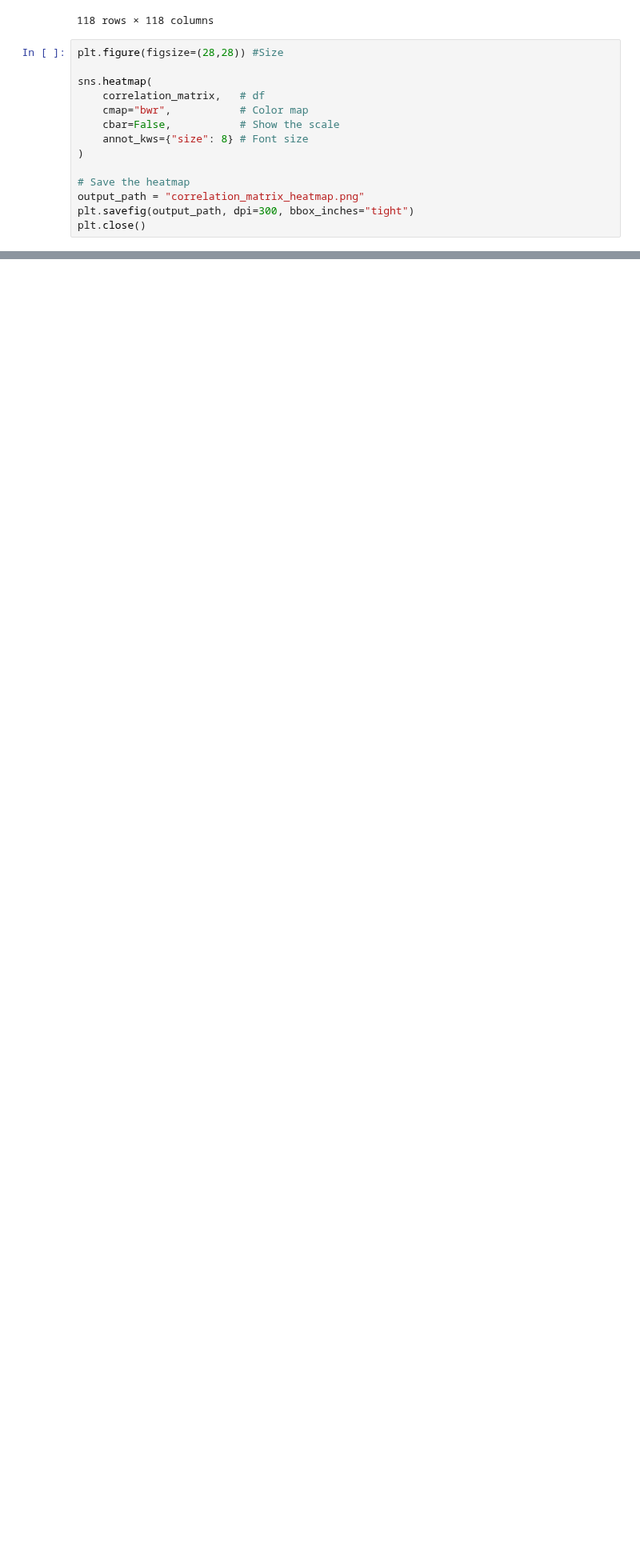
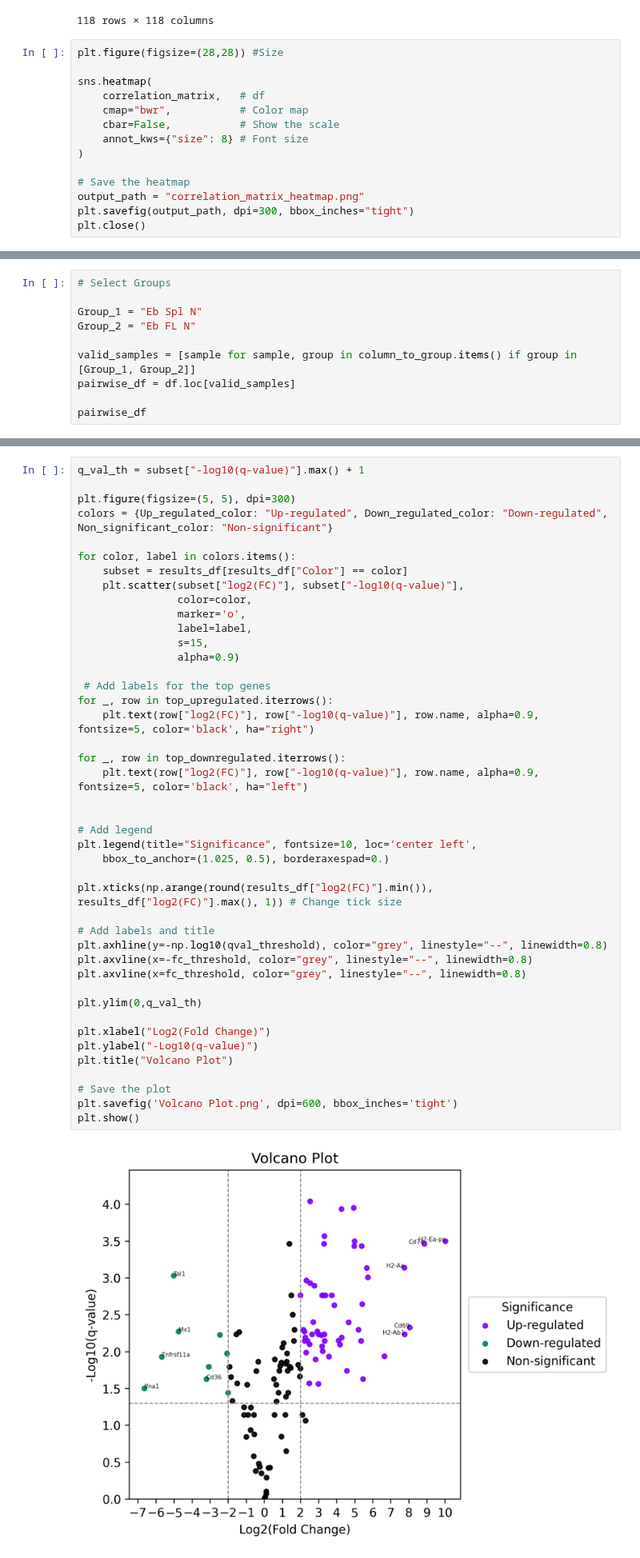
Before and after one commit to Perik-Zavodskii/BulkOmicsTools, a Jupyter notebook: BulkOmicsTools.ipynb, the cells around one changed output, grey strips where cells are left out. Shown at 80% size. Saved outputs shown, nothing was run; the diff lists cells and outputs as text; blank space fills up the shorter version.

```diff
--- a/BulkOmicsTools.ipynb
+++ b/BulkOmicsTools.ipynb
@@ -416,0 +404,10 @@ plt.close()
+# %%
+# Select Groups
+
+Group_1 = "Eb Spl N"
+Group_2 = "Eb FL N"
+
+valid_samples = [sample for sample, group in column_to_group.items() if group in [Group_1, Group_2]]
+pairwise_df = df.loc[valid_samples]
+
+pairwise_df
@@ -416,0 +529,45 @@ plt.close()
+# %%
+q_val_th = subset["-log10(q-value)"].max() + 1
+
+plt.figure(figsize=(5, 5), dpi=300)
+colors = {Up_regulated_color: "Up-regulated", Down_regulated_color: "Down-regulated",  Non_significant_color: "Non-significant"}
+
+for color, label in colors.items():
+    subset = results_df[results_df["Color"] == color]
+    plt.scatter(subset["log2(FC)"], subset["-log10(q-value)"],
+                color=color,
+                marker='o',
+                label=label,
+                s=15,
+                alpha=0.9)
+
+ # Add labels for the top genes
+for _, row in top_upregulated.iterrows():
+    plt.text(row["log2(FC)"], row["-log10(q-value)"], row.name, alpha=0.9, fontsize=5, color='black', ha="right")
+
+for _, row in top_downregulated.iterrows():
+    plt.text(row["log2(FC)"], row["-log10(q-value)"], row.name, alpha=0.9, fontsize=5, color='black', ha="left")
+
+
+# Add legend
+plt.legend(title="Significance", fontsize=10, loc='center left',
+    bbox_to_anchor=(1.025, 0.5), borderaxespad=0.)
+
+plt.xticks(np.arange(round(results_df["log2(FC)"].min()), results_df["log2(FC)"].max(), 1)) # Change tick size
+
+# Add labels and title
+plt.axhline(y=-np.log10(qval_threshold), color="grey", linestyle="--", linewidth=0.8)
+plt.axvline(x=-fc_threshold, color="grey", linestyle="--", linewidth=0.8)
+plt.axvline(x=fc_threshold, color="grey", linestyle="--", linewidth=0.8)
+
+plt.ylim(0,q_val_th)
+
+plt.xlabel("Log2(Fold Change)")
+plt.ylabel("-Log10(q-value)")
+plt.title("Volcano Plot")
+
+# Save the plot
+plt.savefig('Volcano Plot.png', dpi=600, bbox_inches='tight')
+plt.show()
+# %% [output]
+[figure, added]
```
Also changed, not shown: parts of 14 cells of this notebook, 4 other files.
